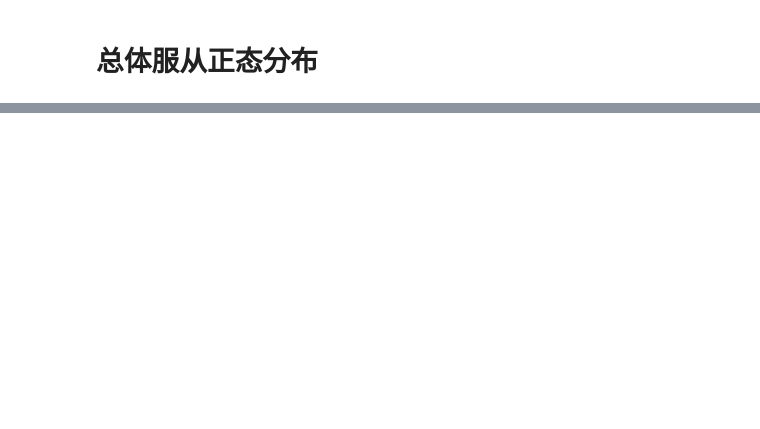
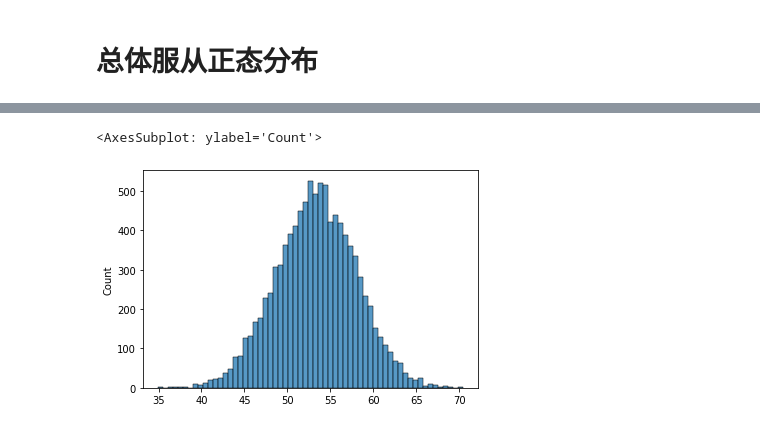
Before and after one commit to zhiliang-lin/py_for_stats, a Jupyter notebook: 06 抽样分布.ipynb, the cells around one changed output, grey strips where cells are left out. Saved outputs shown, nothing was run; the diff lists cells and outputs as text; code cells hidden in the pictures; blank space fills up the shorter version.

```diff
--- a/06 抽样分布.ipynb
+++ b/06 抽样分布.ipynb
@@ -162,0 +207,6 @@ ValueError: too many values to unpack (expected 2)
+# %%
+# 从总体中抽取10000个样本(n=35)，并计算其平均值
+samples_2_means = []
+for i in range(0,10000):
+    s = np.random.choice(popul_2,size=35).mean()
+    samples_2_means.append(s)
@@ -162,0 +223,6 @@ ValueError: too many values to unpack (expected 2)
+# %%
+# 样本均值的分布
+sns.histplot(samples_2_means)
+# %% [output]
+<AxesSubplot: ylabel='Count'>
+[figure, added]
```
Also changed, not shown: parts of 58 cells of this notebook, 1 other file.
